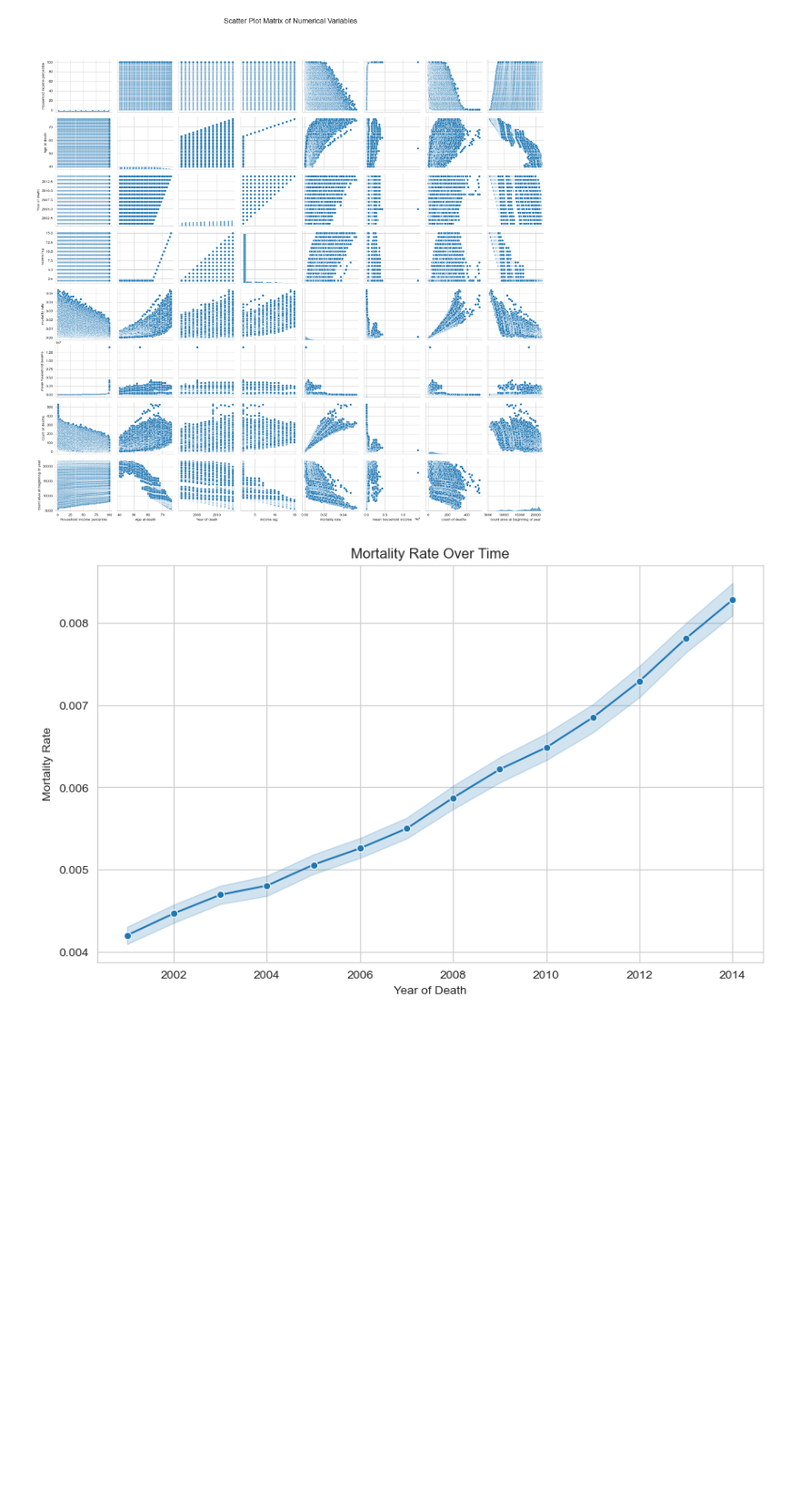
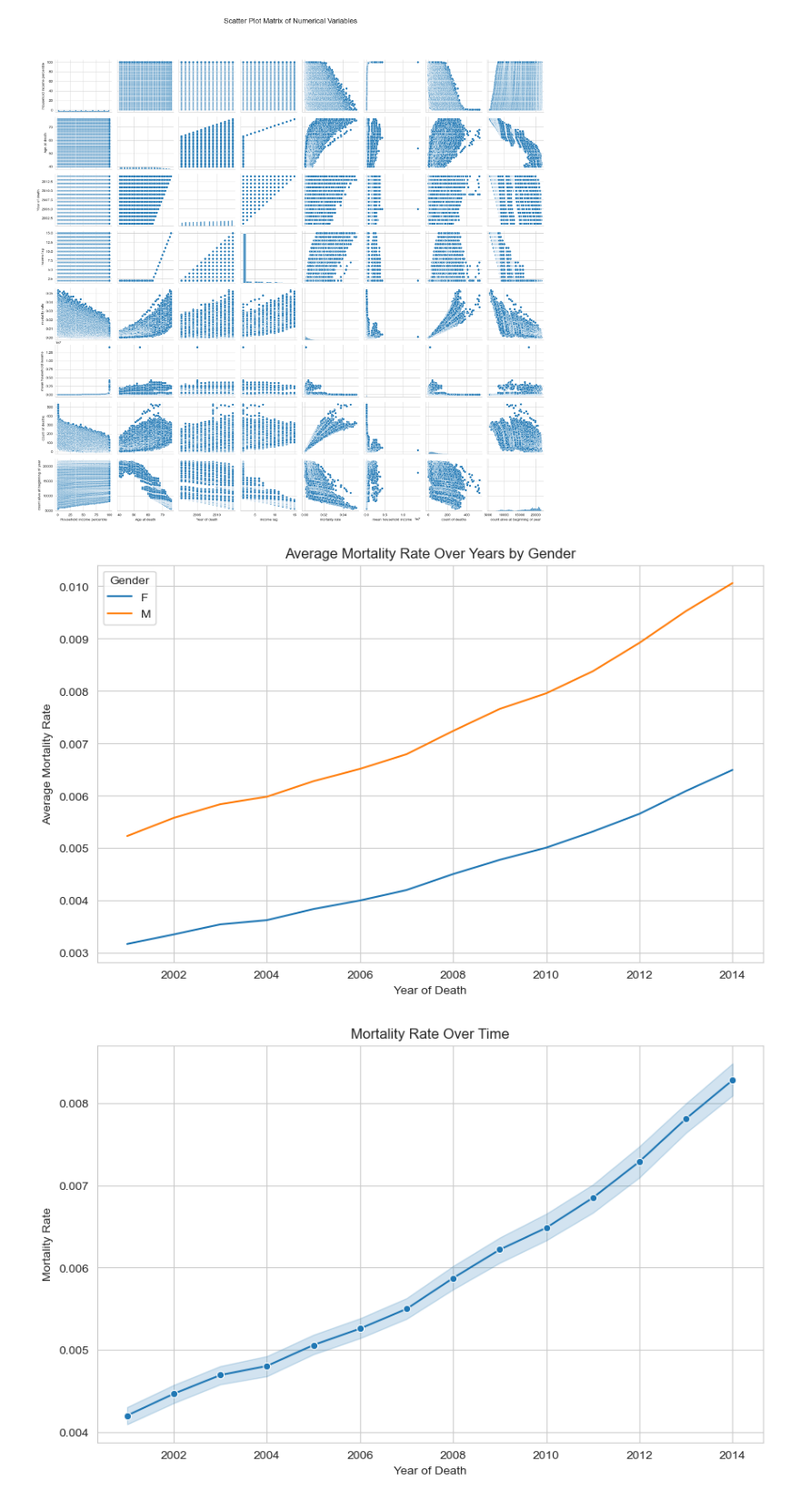
Before and after one commit to PranavKuramkoteSudhir/IE7275-40714-Data-Mining-in-Engineering, a Jupyter notebook: eda.ipynb, the cells around one changed output. Shown at 91% size. Cells and saved outputs as stored; diff of their text form; code cells hidden in the pictures; blank space fills up the shorter version.

```diff
--- a/eda.ipynb
+++ b/eda.ipynb
@@ -100,6 +100,22 @@ plt.savefig('pairplot.png')
 plt.show()
 # %% [output]
 [figure]
+# %%
+avg_mortality_rate = df.groupby(['Year of death', 'Gender'])['mortality rate'].mean().unstack()
+
+# Plot
+plt.figure(figsize=(10, 6))
+for gender in avg_mortality_rate.columns:
+    plt.plot(avg_mortality_rate.index, avg_mortality_rate[gender], label=gender)
+
+plt.title('Average Mortality Rate Over Years by Gender')
+plt.xlabel('Year of Death')
+plt.ylabel('Average Mortality Rate')
+plt.legend(title='Gender')
+plt.grid(True)
+plt.show()
+# %% [output]
+[figure, added]
 # %%
 plt.figure(figsize=(10, 6))
 sns.lineplot(x='Year of death', y='mortality rate', data=df, marker='o')
```
Also changed, not shown: parts of 2 cells of this notebook.
